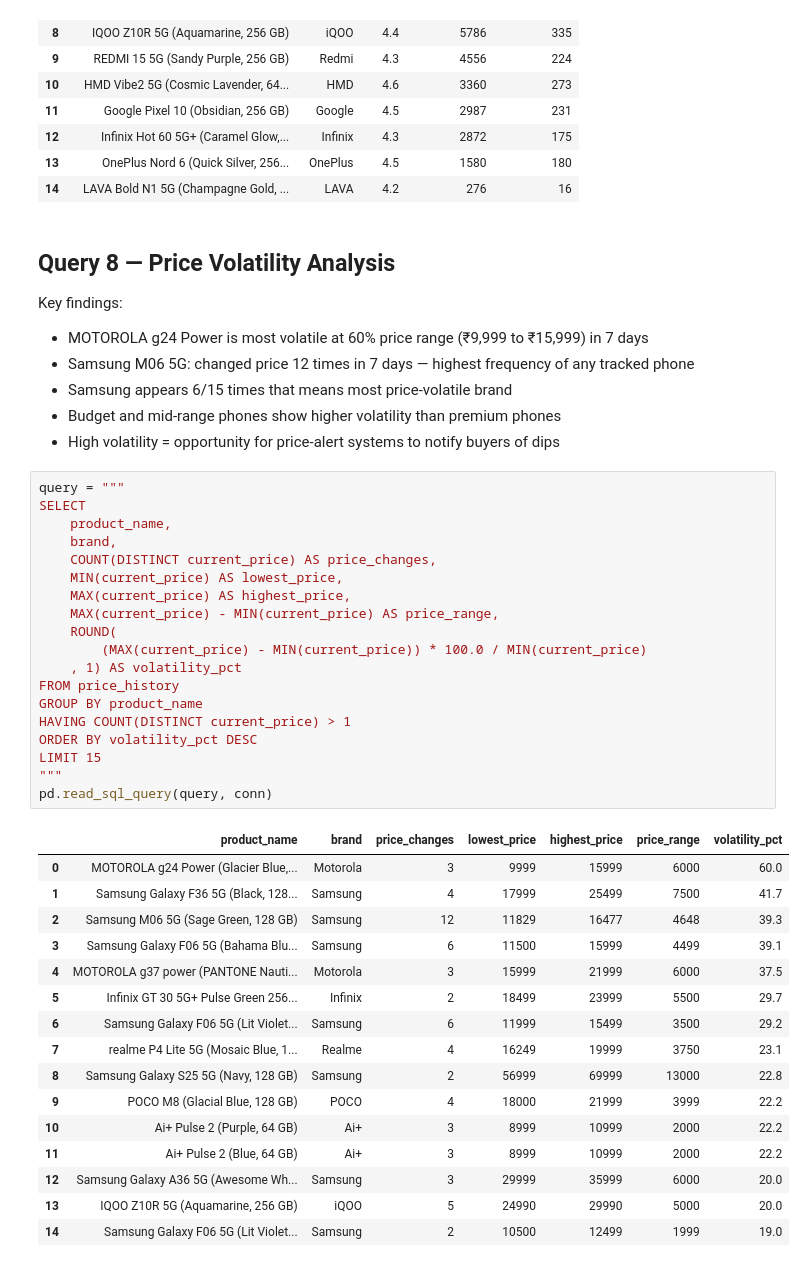
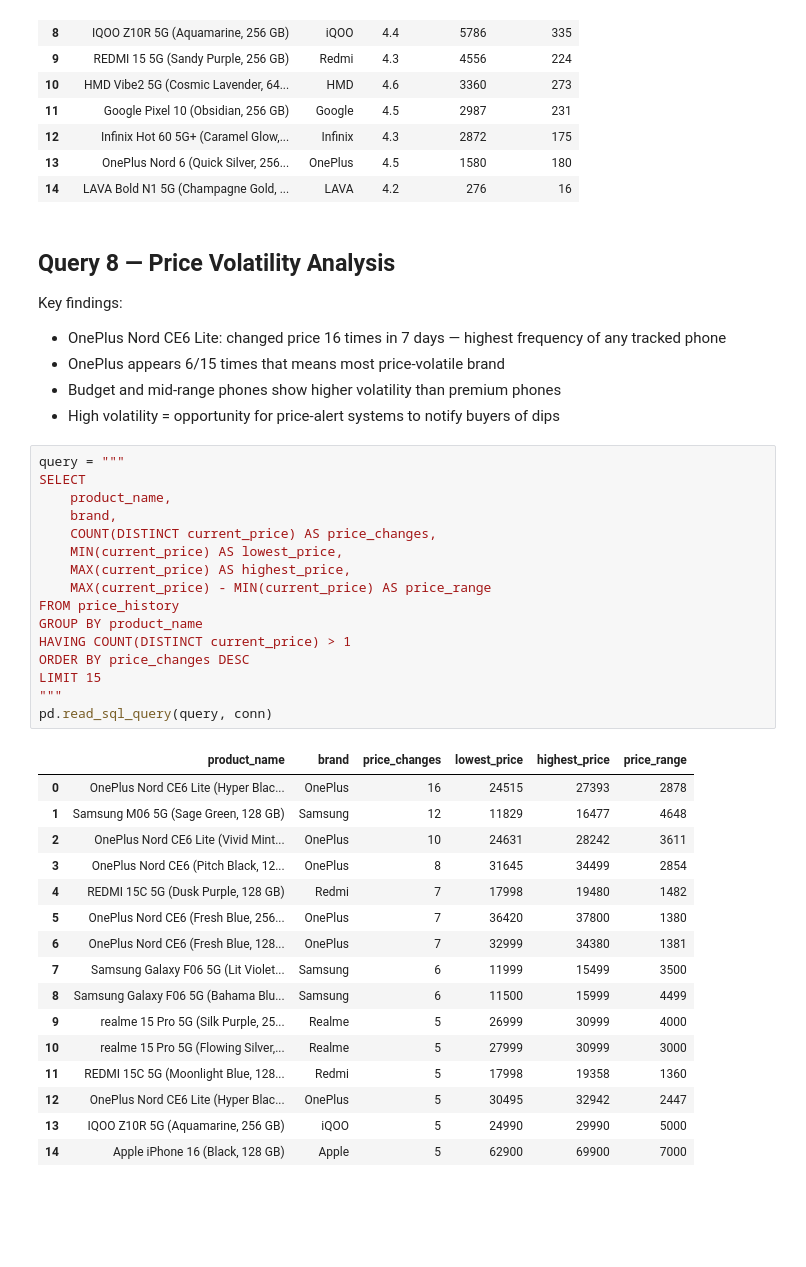
Before and after one commit to priyanka42903-collab/flipkart-smartphone-analysis, a Jupyter notebook: notebooks/sql_analysis.ipynb, the cells around one changed output. Drawn from its saved outputs; the diff is of its cells as text; blank space fills up the shorter version.

```diff
--- a/notebooks/sql_analysis.ipynb
+++ b/notebooks/sql_analysis.ipynb
@@ -343,11 +343,9 @@ pd.read_sql_query(query, conn)
 ## Query 8 — Price Volatility Analysis
 
 Key findings:
-- MOTOROLA g24 Power is most volatile at 60% price range
-  (₹9,999 to ₹15,999) in 7 days
-- Samsung M06 5G: changed price 12 times in 7 days —
+- OnePlus Nord CE6 Lite: changed price 16 times in 7 days —
   highest frequency of any tracked phone
-- Samsung appears 6/15 times that means most price-volatile brand
+- OnePlus appears 6/15 times that means most price-volatile brand
 - Budget and mid-range phones show higher volatility
   than premium phones
 - High volatility = opportunity for price-alert systems
@@ -355,36 +353,33 @@ Key findings:
 # %%
 query = """
 SELECT
     product_name,
     brand,
     COUNT(DISTINCT current_price) AS price_changes,
     MIN(current_price) AS lowest_price,
     MAX(current_price) AS highest_price,
-    MAX(current_price) - MIN(current_price) AS price_range,
-    ROUND(
-        (MAX(current_price) - MIN(current_price)) * 100.0 / MIN(current_price)
-    , 1) AS volatility_pct
+    MAX(current_price) - MIN(current_price) AS price_range
 FROM price_history
 GROUP BY product_name
 HAVING COUNT(DISTINCT current_price) > 1
-ORDER BY volatility_pct DESC
+ORDER BY price_changes DESC
 LIMIT 15
 """
 pd.read_sql_query(query, conn)
 # %% [output]
-|  | product_name | brand | price_changes | lowest_price | highest_price | price_range | volatility_pct |
-| 0 | MOTOROLA g24 Power (Glacier Blue,... | Motorola | 3 | 9999 | 15999 | 6000 | 60.0 |
-| 1 | Samsung Galaxy F36 5G (Black, 128... | Samsung | 4 | 17999 | 25499 | 7500 | 41.7 |
-| 2 | Samsung M06 5G (Sage Green, 128 GB) | Samsung | 12 | 11829 | 16477 | 4648 | 39.3 |
-| 3 | Samsung Galaxy F06 5G (Bahama Blu... | Samsung | 6 | 11500 | 15999 | 4499 | 39.1 |
-| 4 | MOTOROLA g37 power (PANTONE Nauti... | Motorola | 3 | 15999 | 21999 | 6000 | 37.5 |
-| 5 | Infinix GT 30 5G+ Pulse Green 256... | Infinix | 2 | 18499 | 23999 | 5500 | 29.7 |
-| 6 | Samsung Galaxy F06 5G (Lit Violet... | Samsung | 6 | 11999 | 15499 | 3500 | 29.2 |
-| 7 | realme P4 Lite 5G (Mosaic Blue, 1... | Realme | 4 | 16249 | 19999 | 3750 | 23.1 |
-| 8 | Samsung Galaxy S25 5G (Navy, 128 GB) | Samsung | 2 | 56999 | 69999 | 13000 | 22.8 |
-| 9 | POCO M8 (Glacial Blue, 128 GB) | POCO | 4 | 18000 | 21999 | 3999 | 22.2 |
-| 10 | Ai+ Pulse 2 (Purple, 64 GB) | Ai+ | 3 | 8999 | 10999 | 2000 | 22.2 |
-| 11 | Ai+ Pulse 2 (Blue, 64 GB) | Ai+ | 3 | 8999 | 10999 | 2000 | 22.2 |
-| 12 | Samsung Galaxy A36 5G (Awesome Wh... | Samsung | 3 | 29999 | 35999 | 6000 | 20.0 |
-| 13 | IQOO Z10R 5G (Aquamarine, 256 GB) | iQOO | 5 | 24990 | 29990 | 5000 | 20.0 |
-| 14 | Samsung Galaxy F06 5G (Lit Violet... | Samsung | 2 | 10500 | 12499 | 1999 | 19.0 |
+|  | product_name | brand | price_changes | lowest_price | highest_price | price_range |
+| 0 | OnePlus Nord CE6 Lite (Hyper Blac... | OnePlus | 16 | 24515 | 27393 | 2878 |
+| 1 | Samsung M06 5G (Sage Green, 128 GB) | Samsung | 12 | 11829 | 16477 | 4648 |
+| 2 | OnePlus Nord CE6 Lite (Vivid Mint... | OnePlus | 10 | 24631 | 28242 | 3611 |
+| 3 | OnePlus Nord CE6 (Pitch Black, 12... | OnePlus | 8 | 31645 | 34499 | 2854 |
+| 4 | REDMI 15C 5G (Dusk Purple, 128 GB) | Redmi | 7 | 17998 | 19480 | 1482 |
+| 5 | OnePlus Nord CE6 (Fresh Blue, 256... | OnePlus | 7 | 36420 | 37800 | 1380 |
+| 6 | OnePlus Nord CE6 (Fresh Blue, 128... | OnePlus | 7 | 32999 | 34380 | 1381 |
+| 7 | Samsung Galaxy F06 5G (Lit Violet... | Samsung | 6 | 11999 | 15499 | 3500 |
+| 8 | Samsung Galaxy F06 5G (Bahama Blu... | Samsung | 6 | 11500 | 15999 | 4499 |
+| 9 | realme 15 Pro 5G (Silk Purple, 25... | Realme | 5 | 26999 | 30999 | 4000 |
+| 10 | realme 15 Pro 5G (Flowing Silver,... | Realme | 5 | 27999 | 30999 | 3000 |
+| 11 | REDMI 15C 5G (Moonlight Blue, 128... | Redmi | 5 | 17998 | 19358 | 1360 |
+| 12 | OnePlus Nord CE6 Lite (Hyper Blac... | OnePlus | 5 | 30495 | 32942 | 2447 |
+| 13 | IQOO Z10R 5G (Aquamarine, 256 GB) | iQOO | 5 | 24990 | 29990 | 5000 |
+| 14 | Apple iPhone 16 (Black, 128 GB) | Apple | 5 | 62900 | 69900 | 7000 |
```
Also changed, not shown: parts of 4 cells of this notebook, 1 other file.
